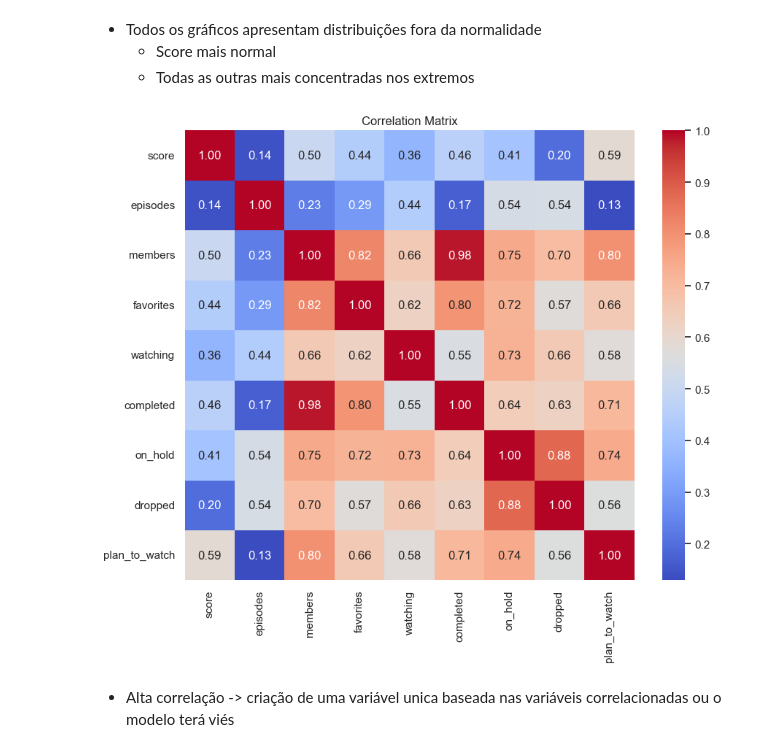
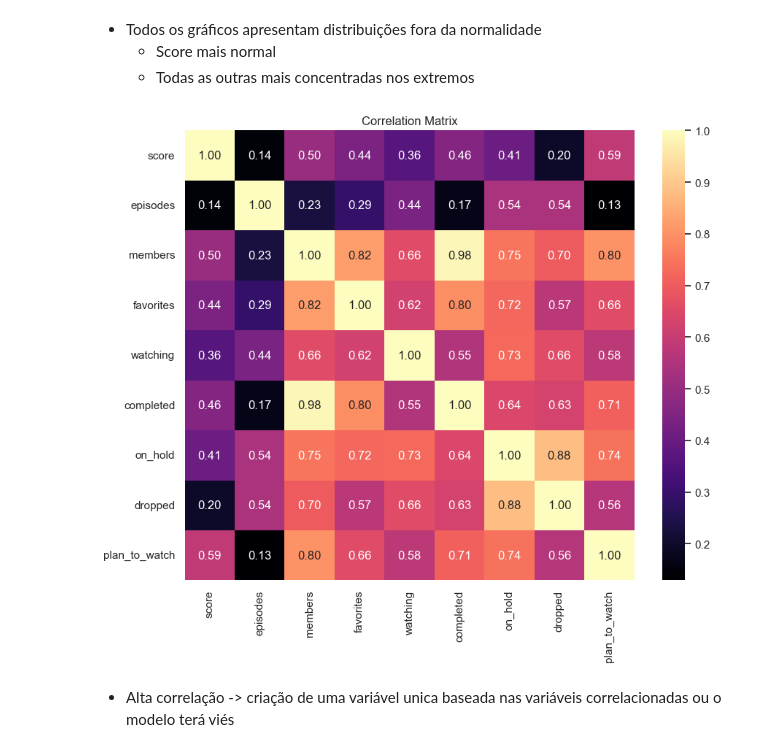
Before and after one commit to Nubily44/CD_EP, a Jupyter notebook: analise_exploratoria.ipynb, the cells around one changed output. Drawn from its saved outputs; the diff is of its cells as text; code cells hidden in the pictures.

```diff
--- a/analise_exploratoria.ipynb
+++ b/analise_exploratoria.ipynb
@@ -251,23 +265,23 @@ for col in numeric_analysis_cols:
 # %%
 df_corr = df.select(numeric_analysis_cols).drop_nulls()
 
 # Convert to pandas (needed for heatmap plotting)
 corr = df_corr.to_pandas().corr()
 
 # Heatmap
 plt.figure(figsize=(10, 8))
 sns.heatmap(
     corr,
     annot=True,
-    cmap="coolwarm",
+    cmap="magma",
     fmt=".2f",
     square=True
 )
 
 plt.title("Correlation Matrix")
 plt.show()
 # %% [output]
-[figure, old version]
+[figure, new version]
 # %% [markdown]
 - Alta correlação -> criação de uma variável unica baseada nas variáveis correlacionadas ou o modelo terá viés
 # %%
```
Also changed, not shown: parts of 7 cells of this notebook.
